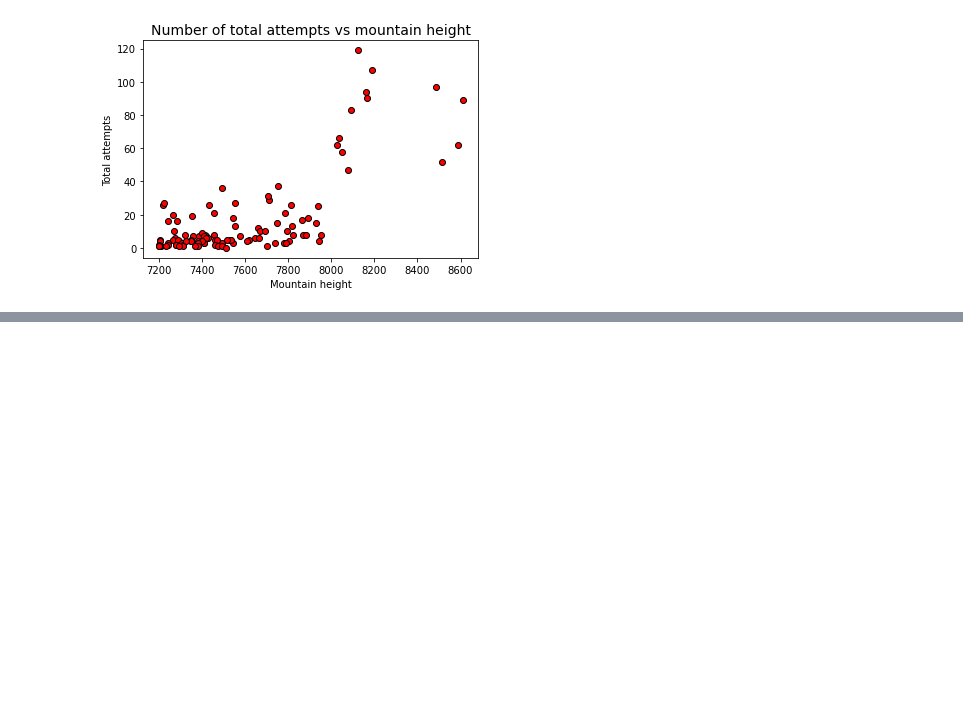
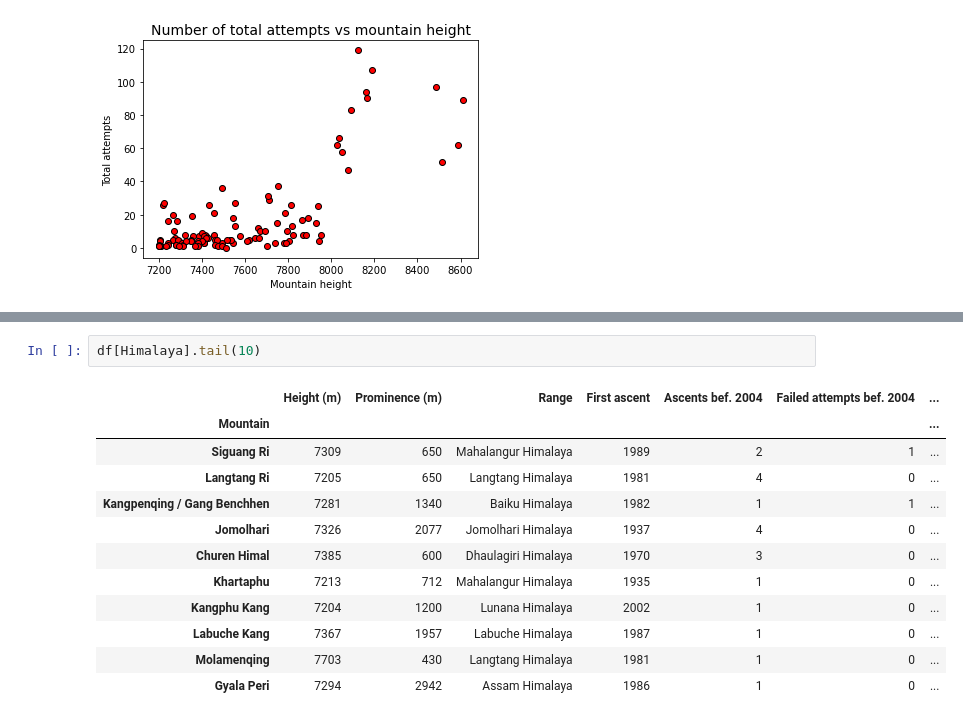
Before and after one commit to maungmoemyint/course1sub05unit02, a Jupyter notebook: Mountains.ipynb, the cells around one changed output, grey strips where cells are left out. Drawn from its saved outputs; the diff is of its cells as text; blank space fills up the shorter version.

```diff
--- a/Mountains.ipynb
+++ b/Mountains.ipynb
@@ -616,0 +703,15 @@ plt.show()
+# %%
+df[Himalaya].tail(10)
+# %% [output]
+|  | Height (m) | Prominence (m) | Range | First ascent | Ascents bef. 2004 | Failed attempts bef. 2004 | ... |
+| Mountain |  |  |  |  |  |  | ... |
+| Siguang Ri | 7309 | 650 | Mahalangur Himalaya | 1989 | 2 | 1 | ... |
+| Langtang Ri | 7205 | 650 | Langtang Himalaya | 1981 | 4 | 0 | ... |
+| Kangpenqing / Gang Benchhen | 7281 | 1340 | Baiku Himalaya | 1982 | 1 | 1 | ... |
+| Jomolhari | 7326 | 2077 | Jomolhari Himalaya | 1937 | 4 | 0 | ... |
+| Churen Himal | 7385 | 600 | Dhaulagiri Himalaya | 1970 | 3 | 0 | ... |
+| Khartaphu | 7213 | 712 | Mahalangur Himalaya | 1935 | 1 | 0 | ... |
+| Kangphu Kang | 7204 | 1200 | Lunana Himalaya | 2002 | 1 | 0 | ... |
+| Labuche Kang | 7367 | 1957 | Labuche Himalaya | 1987 | 1 | 0 | ... |
+| Molamenqing | 7703 | 430 | Langtang Himalaya | 1981 | 1 | 0 | ... |
+| Gyala Peri | 7294 | 2942 | Assam Himalaya | 1986 | 1 | 0 | ... |
```
Also changed, not shown: parts of 12 cells of this notebook.
